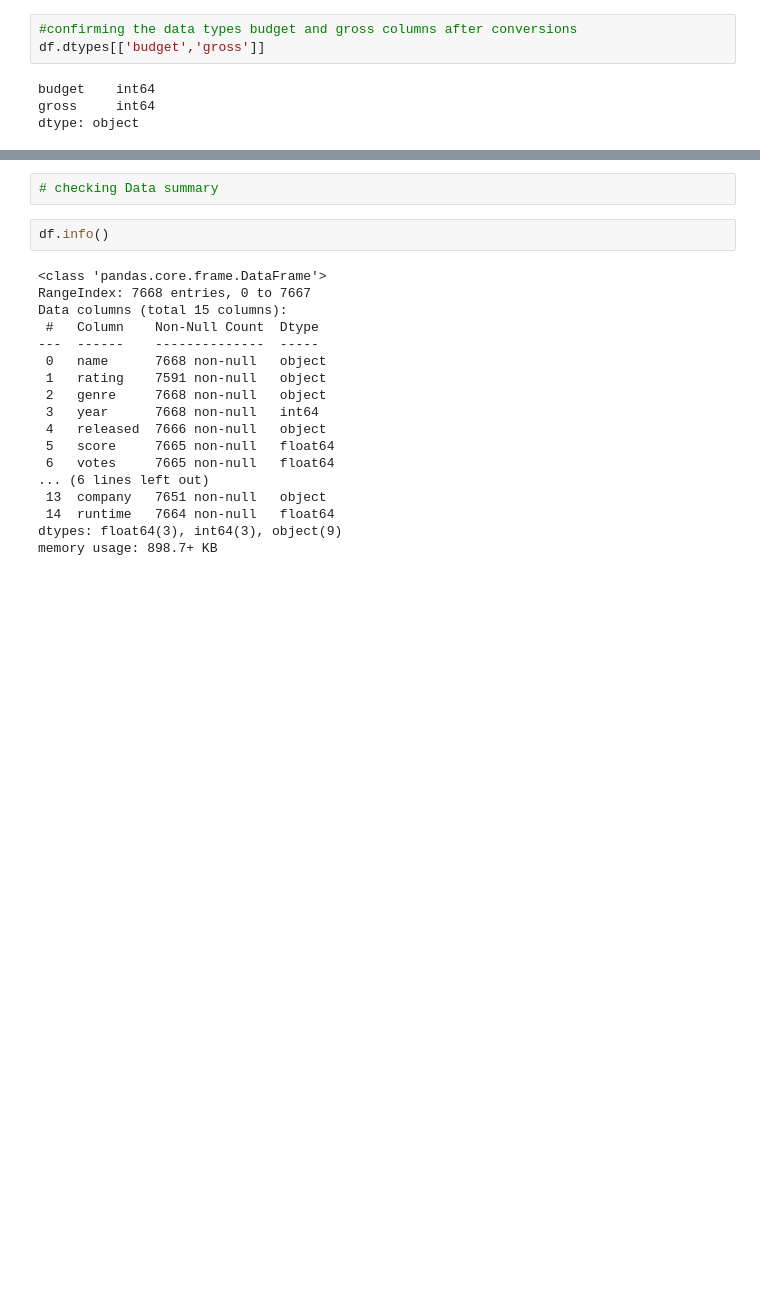
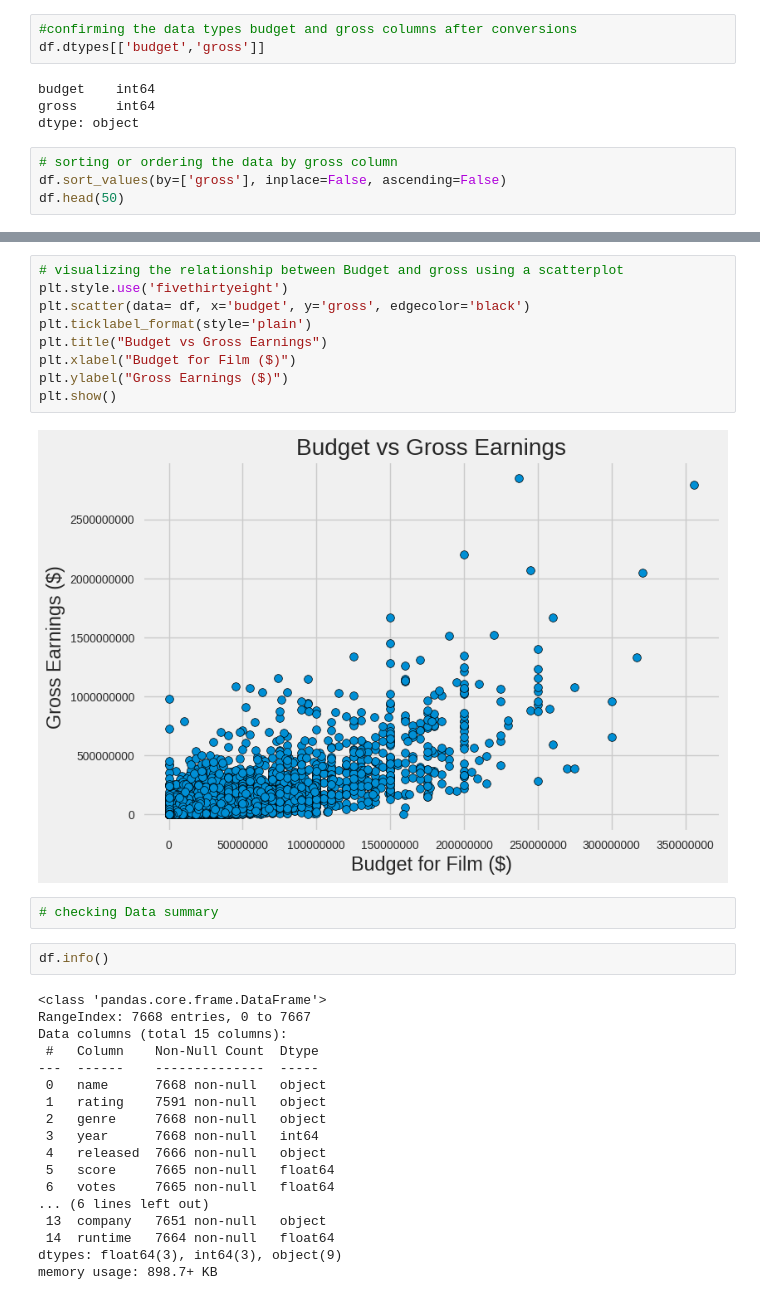
Before and after one commit to EdwinKingori/MovieCorrelation, a Jupyter notebook: Movie_correlation_analysis.ipynb, the cells around one changed output, grey strips where cells are left out. Saved outputs shown, nothing was run; the diff lists cells and outputs as text; blank space fills up the shorter version.

Commit message:
Data Cleaning & Correlation

```diff
--- a/Movie_correlation_analysis.ipynb
+++ b/Movie_correlation_analysis.ipynb
@@ -145,3 +156,7 @@ df.dtypes[['budget','gross']]
 budget    int64
 gross     int64
 dtype: object
+# %%
+# sorting or ordering the data by gross column
+df.sort_values(by=['gross'], inplace=False, ascending=False)
+df.head(50)
@@ -148,3 +219,14 @@ dtype: object
+# %%
+# visualizing the relationship between Budget and gross using a scatterplot
+plt.style.use('fivethirtyeight')
+plt.scatter(data= df, x='budget', y='gross', edgecolor='black')
+plt.ticklabel_format(style='plain')
+plt.title("Budget vs Gross Earnings")
+plt.xlabel("Budget for Film ($)")
+plt.ylabel("Gross Earnings ($)")
+plt.show()
+# %% [output]
+[figure, added]
 # %%
 # checking Data summary
 # %%
```
Also changed, not shown: parts of 6 cells of this notebook.
